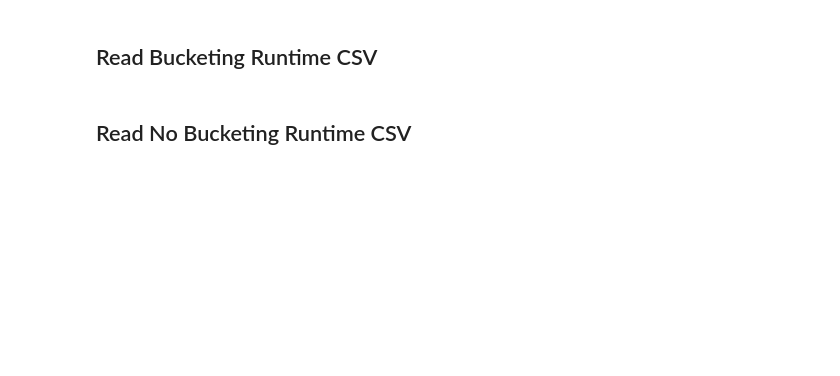
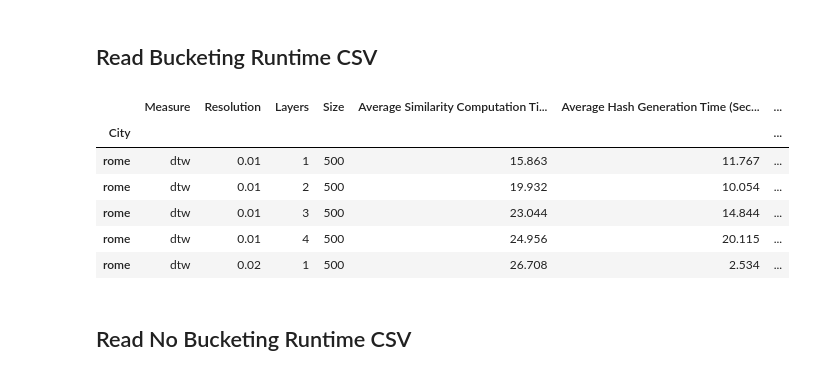
Before and after one commit to eivindmidtbo/masteroppgave, a Jupyter notebook: result_analysis/bucketing_vs_nobucketing/bucketing_vs_nobucketing.ipynb, the cells around one changed output. Drawn from its saved outputs; the diff is of its cells as text; code cells hidden in the pictures; blank space fills up the shorter version.

Commit message:
file for analysing bucketing vs true sim

```diff
--- a/result_analysis/bucketing_vs_nobucketing/bucketing_vs_nobucketing.ipynb
+++ b/result_analysis/bucketing_vs_nobucketing/bucketing_vs_nobucketing.ipynb
@@ -30,23 +38,25 @@ from utils.helpers.measure_similarities import *
 # %% [markdown]
 ## Read Bucketing Runtime CSV
 # %%
-CITY = "rome"
-BUCKETING_METHOD = "loose"
-MEASURE = "dtw"
-DATA_SIZE = [500]
-SCHEME = "grid"
-
 
 folder_path = f"../../results_hashed/runtimes/bucketing/{CITY}/true_trajectories/{BUCKETING_METHOD}/{MEASURE}/"
 file_name = f"runtimes_bucketing({BUCKETING_METHOD})_(true_trajectories)_{CITY}_{MEASURE}_{DATA_SIZE}_{SCHEME}.csv"
 file_path = folder_path + file_name
 
 runtime_bucketing = pd.read_csv(file_path, index_col=0)
 runtime_bucketing.head()
 
 
 
 runtime_bucketing.head(5)
+# %% [output]
+|  | Measure | Resolution | Layers | Size | Average Similarity Computation Ti... | Average Hash Generation Time (Sec... | ... |
+| City |  |  |  |  |  |  | ... |
+| rome | dtw | 0.01 | 1 | 500 | 15.863 | 11.767 | ... |
+| rome | dtw | 0.01 | 2 | 500 | 19.932 | 10.054 | ... |
+| rome | dtw | 0.01 | 3 | 500 | 23.044 | 14.844 | ... |
+| rome | dtw | 0.01 | 4 | 500 | 24.956 | 20.115 | ... |
+| rome | dtw | 0.02 | 1 | 500 | 26.708 | 2.534 | ... |
 # %% [markdown]
 ## Read No Bucketing Runtime CSV
 # %%
```
Also changed, not shown: parts of 9 cells of this notebook, 1 other file.
